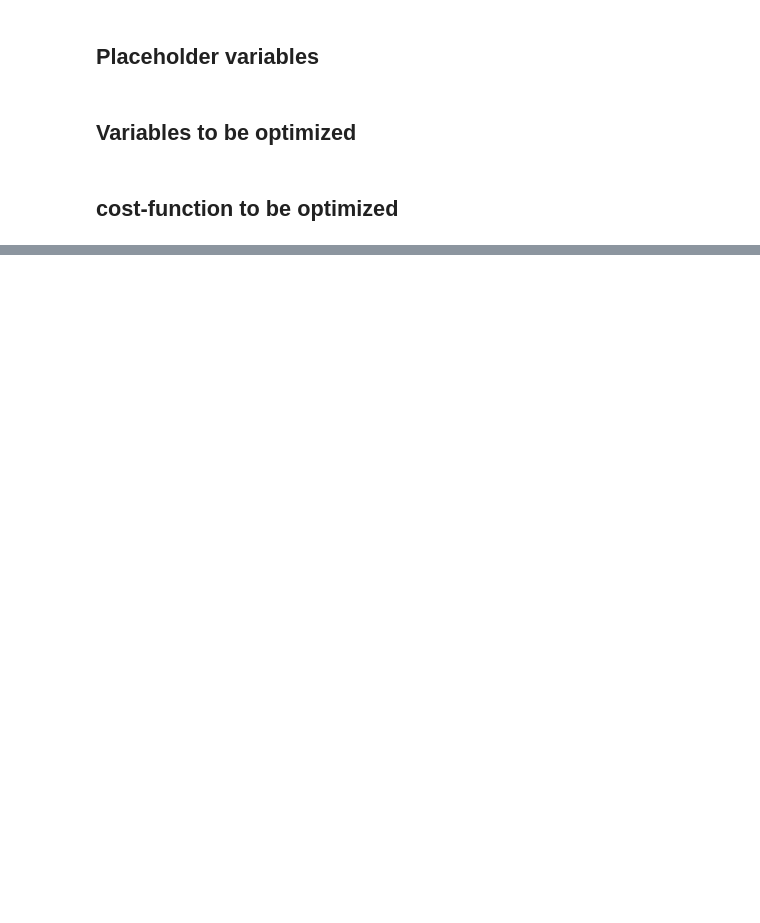
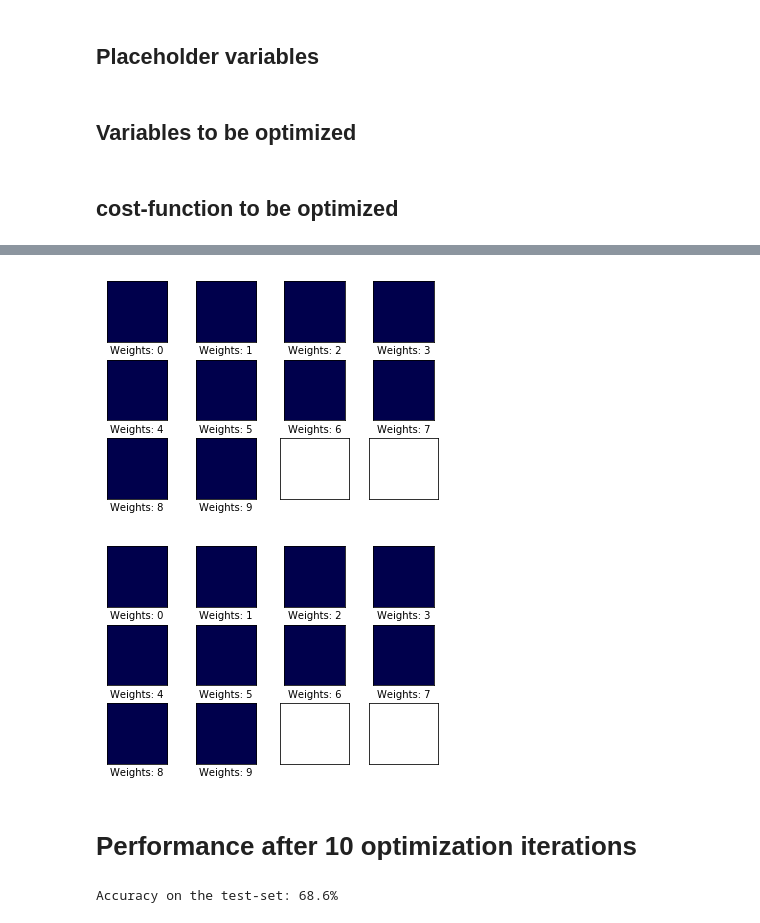
Before and after one commit to happyjin/tensorflow_tutorial, a Jupyter notebook: Hvass_tutorial/01_Simple_Linear_Model.ipynb, the cells around one changed output, grey strips where cells are left out. Cells and saved outputs as stored; diff of their text form; code cells hidden in the pictures; blank space fills up the shorter version.

```diff
--- a/Hvass_tutorial/01_Simple_Linear_Model.ipynb
+++ b/Hvass_tutorial/01_Simple_Linear_Model.ipynb
@@ -96,0 +230,33 @@ cross_entropy = tf.nn.softmax_cross_entropy_with_logits(logits=logits, labels=y_
+# %%
+# function for plotting the weights of from the Tensorflow variable
+def plot_weights():
+    # get the value of weights from the Tensorflow variable
+    # Since there are no placeholder for computing the weights(Tensorflow variable) so that
+    # we don't need to feed dict for session.run
+    w = session.run(weights)
+
+    # get the lowest and highest weight values in order to use the color density correctly
+    w_min = np.min(w)
+    w_max = np.max(w)
+
+    # create figure with 3x4 sub-plots, where the last 2 sub-plots are unused
+    fig, axes = plt.subplots(3, 4)
+    fig.subplots_adjust(hspace=0.3, wspace=0.3)
+
+    for i, ax in enumerate(axes.flat):
+        # only use the weights for the first 9 sub-plots
+        if i < 10:
+            # get the weights for the i'th digit and reshape it
+            # Note that w.shape == (img_size_flat, 10)
+            image = w[:, i].reshape(img_shape)
+
+            # set the label for sub-plot
+            ax.set_xlabel("Weights: {0}".format(i))
+
+            # plot the image
+            ax.imshow(image, vmin=w_min, vmax=w_max, cmap='seismic')
+
+        # remove ticks from each sub-plot
+        ax.set_xticks([])
+        ax.set_yticks([])
+    plt.show()
@@ -96,0 +274,8 @@ cross_entropy = tf.nn.softmax_cross_entropy_with_logits(logits=logits, labels=y_
+# %%
+plot_weights()
+plt.show()
+# %% [output]
+[figure, added]
+[figure, added]
+# %% [markdown]
+# Performance after 10 optimization iterations
@@ -96,0 +285,4 @@ cross_entropy = tf.nn.softmax_cross_entropy_with_logits(logits=logits, labels=y_
+# %%
+print_accuracy()
+# %% [output]
+Accuracy on the test-set: 68.6%
```
Also changed, not shown: parts of 37 cells of this notebook.
